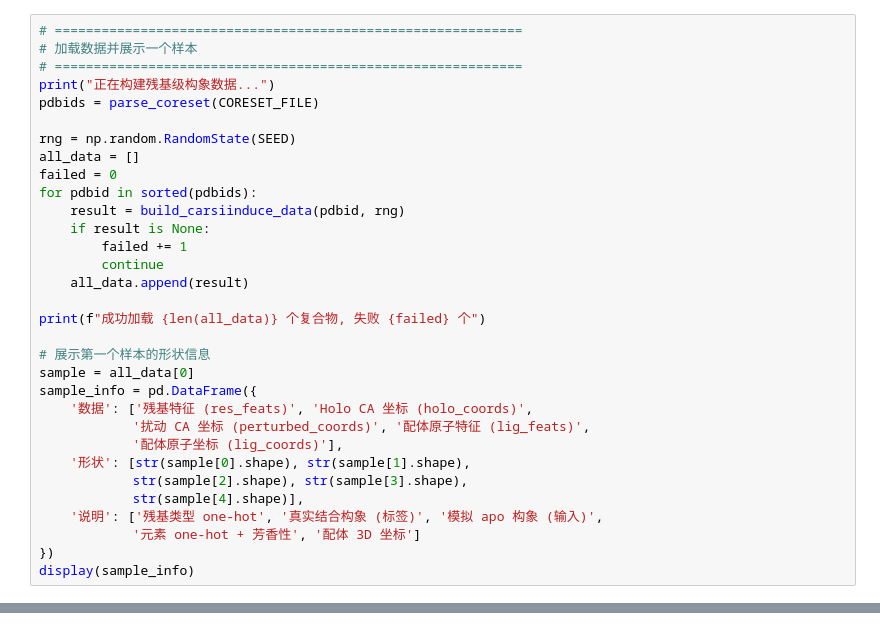
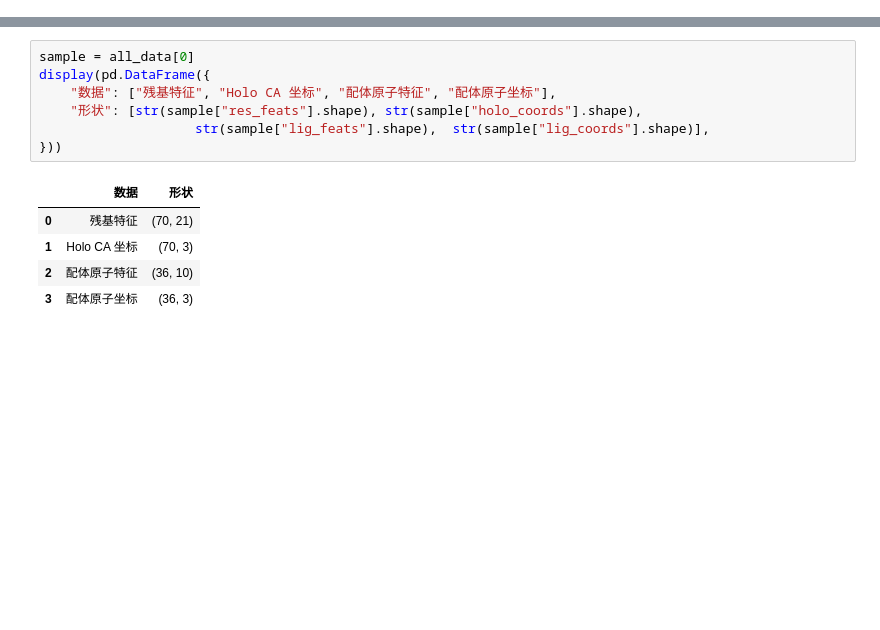
Before and after one commit to OdinZhang/Graph-Neural-Networks-in-Modern-Drug-Discovery, a Jupyter notebook: Chapter3/teaching_demos/2.binding_pose_prediction/2.2.flexible_docking/2.2.2.CarsiInduce/CarsiInduce.ipynb, the cells around one changed output, grey strips where cells are left out. Saved outputs shown, nothing was run; the diff lists cells and outputs as text; blank space fills up the shorter version.

```diff
--- a/Chapter3/teaching_demos/2.binding_pose_prediction/2.2.flexible_docking/2.2.2.CarsiInduce/CarsiInduce.ipynb
+++ b/Chapter3/teaching_demos/2.binding_pose_prediction/2.2.flexible_docking/2.2.2.CarsiInduce/CarsiInduce.ipynb
@@ -366,32 +0,0 @@ def build_carsiinduce_data(pdbid, rng):
-# %%
-# ============================================================
-# 加载数据并展示一个样本
-# ============================================================
-print("正在构建残基级构象数据...")
-pdbids = parse_coreset(CORESET_FILE)
-
-rng = np.random.RandomState(SEED)
-all_data = []
-failed = 0
-for pdbid in sorted(pdbids):
-    result = build_carsiinduce_data(pdbid, rng)
-    if result is None:
-        failed += 1
-        continue
-    all_data.append(result)
-
-print(f"成功加载 {len(all_data)} 个复合物, 失败 {failed} 个")
-
-# 展示第一个样本的形状信息
-sample = all_data[0]
-sample_info = pd.DataFrame({
-    '数据': ['残基特征 (res_feats)', 'Holo CA 坐标 (holo_coords)',
-            '扰动 CA 坐标 (perturbed_coords)', '配体原子特征 (lig_feats)',
-            '配体原子坐标 (lig_coords)'],
-    '形状': [str(sample[0].shape), str(sample[1].shape),
-            str(sample[2].shape), str(sample[3].shape),
-            str(sample[4].shape)],
-    '说明': ['残基类型 one-hot', '真实结合构象 (标签)', '模拟 apo 构象 (输入)',
-            '元素 one-hot + 芳香性', '配体 3D 坐标']
-})
-display(sample_info)
@@ -820,0 +187,13 @@ plt.show()
+# %%
+sample = all_data[0]
+display(pd.DataFrame({
+    "数据": ["残基特征", "Holo CA 坐标", "配体原子特征", "配体原子坐标"],
+    "形状": [str(sample["res_feats"].shape), str(sample["holo_coords"].shape),
+                    str(sample["lig_feats"].shape),  str(sample["lig_coords"].shape)],
+}))
+# %% [output]
+|  | 数据 | 形状 |
+| 0 | 残基特征 | (70, 21) |
+| 1 | Holo CA 坐标 | (70, 3) |
+| 2 | 配体原子特征 | (36, 10) |
+| 3 | 配体原子坐标 | (36, 3) |
```
Also changed, not shown: parts of 35 cells of this notebook, 19 other files.
